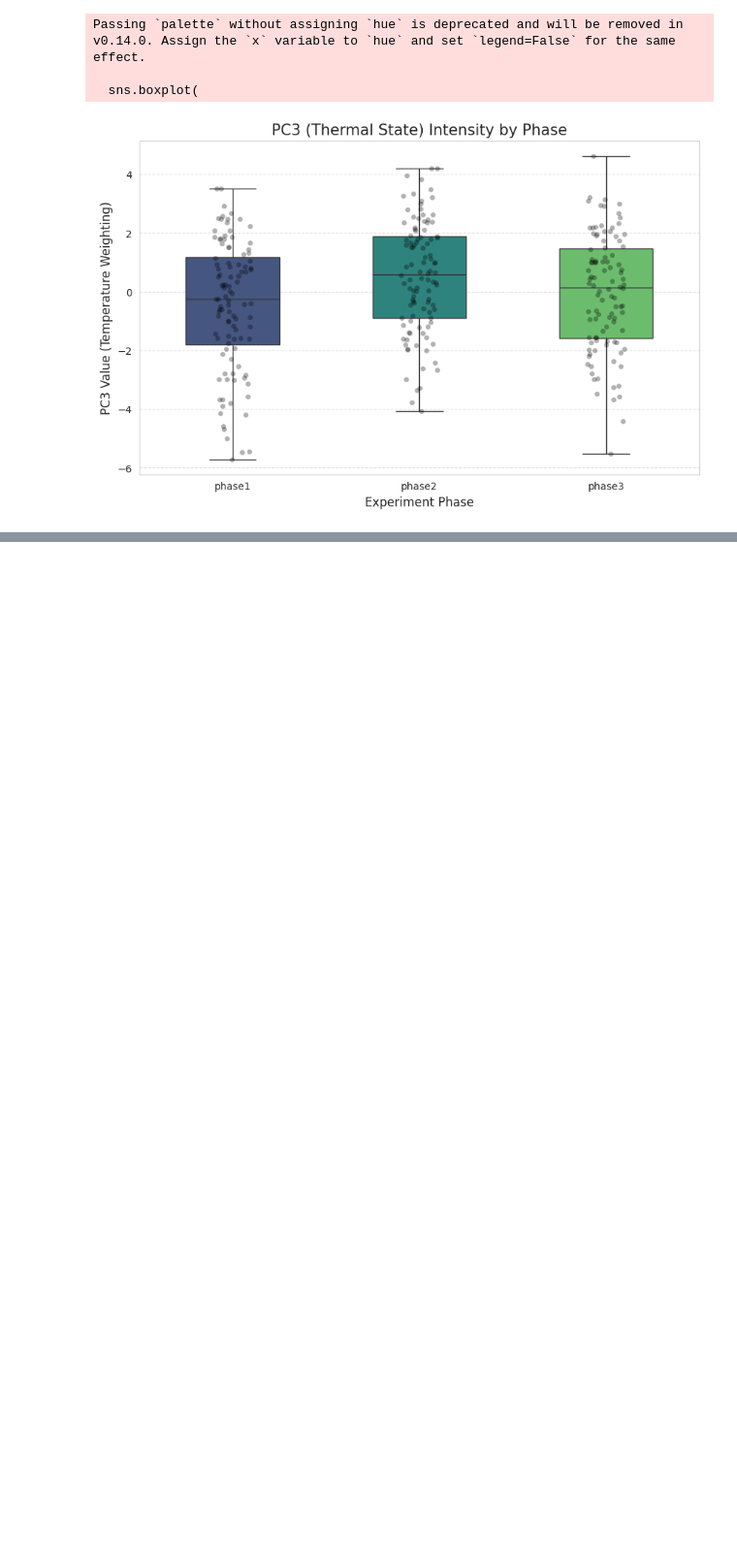
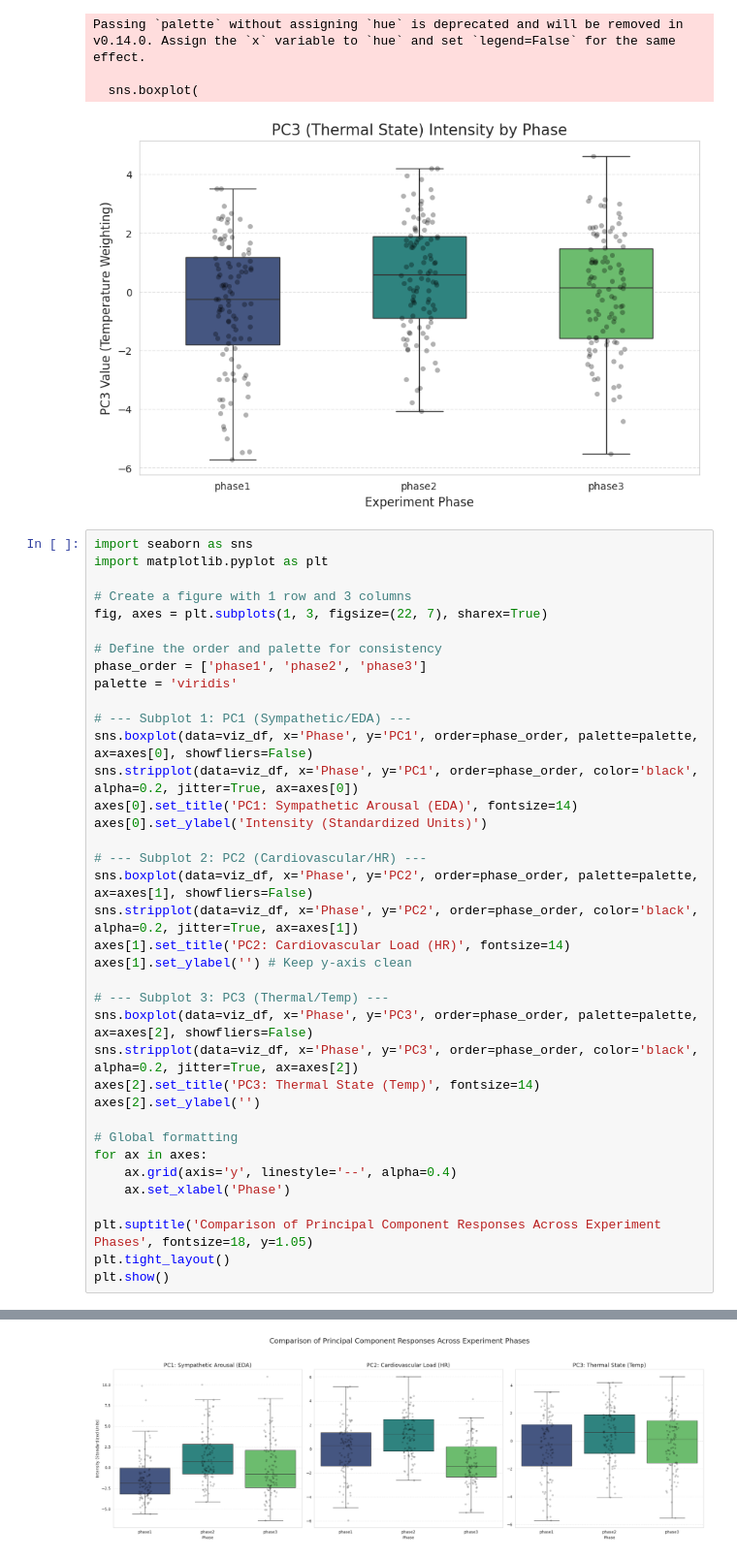
Before and after one commit to VertrauenGuard/cda-case2, a Jupyter notebook: data_analysis.ipynb, the cells around one changed output, grey strips where cells are left out. Shown at 97% size. Drawn from its saved outputs; the diff is of its cells as text; blank space fills up the shorter version.

Commit message:
added aggregate plot to combine 3 boxplots

```diff
--- a/data_analysis.ipynb
+++ b/data_analysis.ipynb
@@ -1649,3 +1649,41 @@ Passing `palette` without assigning `hue` is deprecated and will be removed in v
 
   sns.boxplot(
 [figure]
+# %%
+import seaborn as sns
+import matplotlib.pyplot as plt
+
+# Create a figure with 1 row and 3 columns
+fig, axes = plt.subplots(1, 3, figsize=(22, 7), sharex=True)
+
+# Define the order and palette for consistency
+phase_order = ['phase1', 'phase2', 'phase3']
+palette = 'viridis'
+
+# --- Subplot 1: PC1 (Sympathetic/EDA) ---
+sns.boxplot(data=viz_df, x='Phase', y='PC1', order=phase_order, palette=palette, ax=axes[0], showfliers=False)
+sns.stripplot(data=viz_df, x='Phase', y='PC1', order=phase_order, color='black', alpha=0.2, jitter=True, ax=axes[0])
+axes[0].set_title('PC1: Sympathetic Arousal (EDA)', fontsize=14)
+axes[0].set_ylabel('Intensity (Standardized Units)')
+
+# --- Subplot 2: PC2 (Cardiovascular/HR) ---
+sns.boxplot(data=viz_df, x='Phase', y='PC2', order=phase_order, palette=palette, ax=axes[1], showfliers=False)
+sns.stripplot(data=viz_df, x='Phase', y='PC2', order=phase_order, color='black', alpha=0.2, jitter=True, ax=axes[1])
+axes[1].set_title('PC2: Cardiovascular Load (HR)', fontsize=14)
+axes[1].set_ylabel('') # Keep y-axis clean
+
+# --- Subplot 3: PC3 (Thermal/Temp) ---
+sns.boxplot(data=viz_df, x='Phase', y='PC3', order=phase_order, palette=palette, ax=axes[2], showfliers=False)
+sns.stripplot(data=viz_df, x='Phase', y='PC3', order=phase_order, color='black', alpha=0.2, jitter=True, ax=axes[2])
+axes[2].set_title('PC3: Thermal State (Temp)', fontsize=14)
+axes[2].set_ylabel('')
+
+# Global formatting
+for ax in axes:
+    ax.grid(axis='y', linestyle='--', alpha=0.4)
+    ax.set_xlabel('Phase')
+
+plt.suptitle('Comparison of Principal Component Responses Across Experiment Phases', fontsize=18, y=1.05)
+plt.tight_layout()
+plt.show()
+# %% [output]
@@ -1651,0 +1701 @@ Passing `palette` without assigning `hue` is deprecated and will be removed in v
+[figure, added]
```
Also changed, not shown: parts of 1 cell of this notebook.
